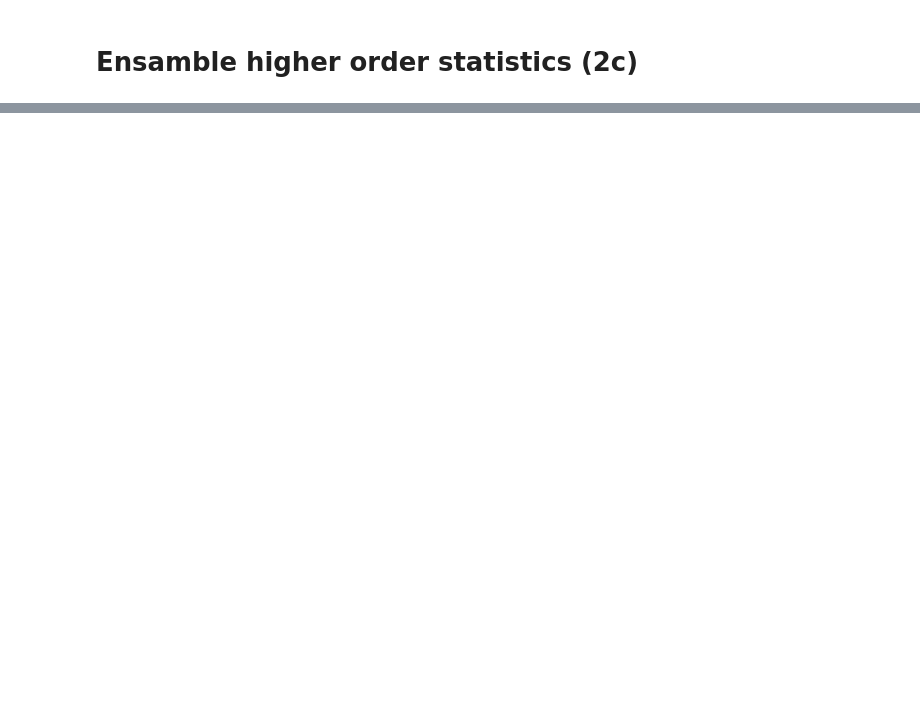
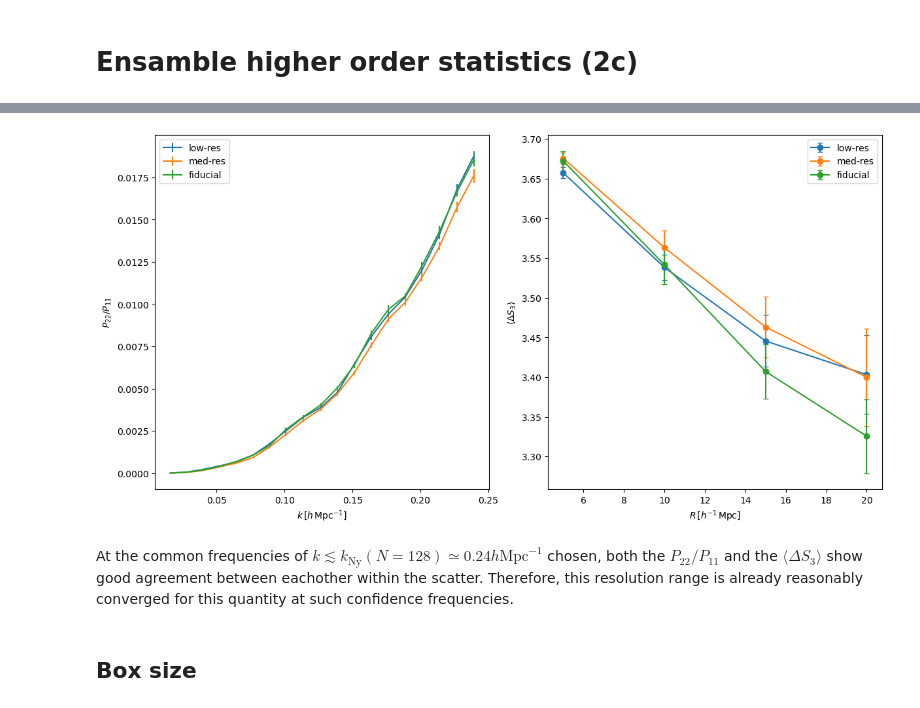
Before and after one commit to carlosamcoelho/numcosmo-ep2, a Jupyter notebook: notebooks/02_spt.ipynb, the cells around one changed output, grey strips where cells are left out. Drawn from its saved outputs; the diff is of its cells as text; code cells hidden in the pictures; blank space fills up the shorter version.

Commit message:
Implemented SPT diagnostics

```diff
--- a/notebooks/02_spt.ipynb
+++ b/notebooks/02_spt.ipynb
@@ -424,0 +566,6 @@ amplifies statistic fluctuations. This is confirmed by the right panel that show
+# %%
+resolution_runs = {}
+
+for name in resolution_names:
+    resolution_runs[name] = spt.runSptDiagnosticEnsemble(configs[name], seeds_2d, D_test,
+                                                         classPower, R_values_2d, dealiasing_frac)
@@ -424,0 +594,40 @@ amplifies statistic fluctuations. This is confirmed by the right panel that show
+# %%
+fig, ax = plt.subplots(ncols=2, figsize=(12, 6), layout="constrained")
+
+for name in resolution_names:
+    runs = resolution_runs[name]
+
+    ratios = np.asarray([run["P22"] / run["P11"] for run in runs])
+
+    ratio_mean = ratios.mean(axis=0)
+    ratio_sem = ratios.std(axis=0, ddof=1) / np.sqrt(len(runs))
+
+    k = runs[0]["kbin"]
+    kcommon = 0.3 * np.pi * configs["low-res"]["N"] / configs["low-res"]["L"]
+    mask = k <= kcommon
+
+    ax[0].errorbar(k[mask], ratio_mean[mask], yerr=ratio_sem[mask], label=name)
+
+    deltaS3 = np.asarray([run["S3_spt"] - run["S3_g"] for run in resolution_runs[name]])
+
+    mean = deltaS3.mean(axis=0)
+    sem = deltaS3.std(axis=0, ddof=1) / np.sqrt(deltaS3.shape[0])
+
+    ax[1].errorbar(R_values_2d, mean, yerr=sem, marker="o", capsize=3, label=name)
+
+ax[0].set_xlabel(r"$k\,[h\,\mathrm{Mpc}^{-1}]$")
+ax[0].set_ylabel(r"$P_{22}/P_{11}$")
+ax[0].legend()
+
+ax[1].set_xlabel(r"$R\,[h^{-1}\,\mathrm{Mpc}]$")
+ax[1].set_ylabel(r"$\langle\Delta S_3\rangle$")
+ax[1].legend()
+
+plt.savefig("../outputs/figures/02_resolution.png", dpi=200)
+plt.show()
+# %% [output]
+[figure, added]
+# %% [markdown]
+At the common frequencies of $k\lesssim k_\mathrm{Ny}(N=128)\simeq0.24 h\mathrm{Mpc}^{-1}$ chosen, both the $P_{22}/P_{11}$ and the $\langle\Delta S_3\rangle$ show good agreement between eachother within the scatter. Therefore, this resolution range is already reasonably converged for this quantity at such confidence frequencies.
+# %% [markdown]
+## Box size
```
Also changed, not shown: parts of 24 cells of this notebook, 8 other files.
